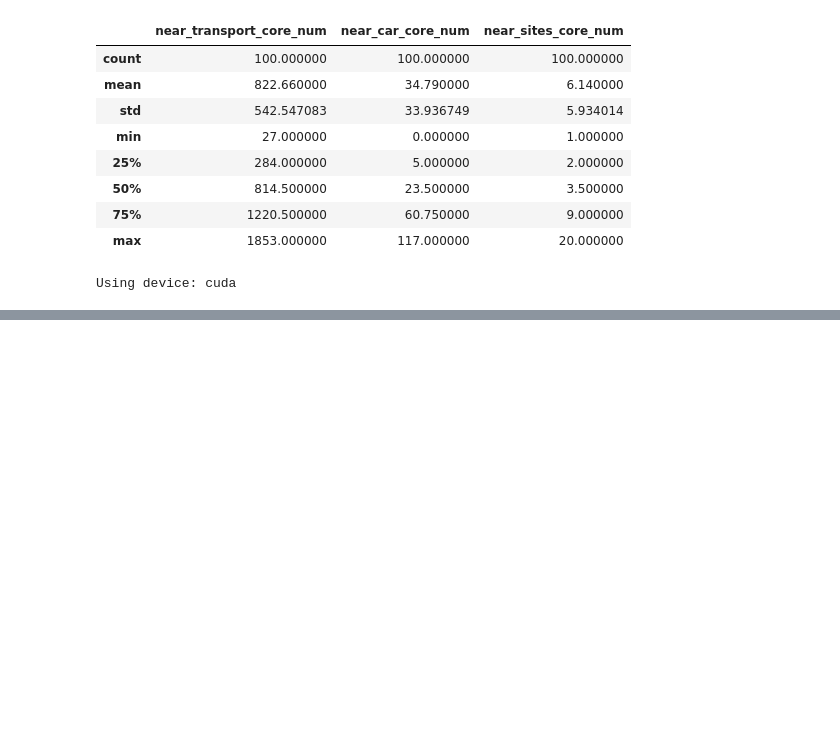
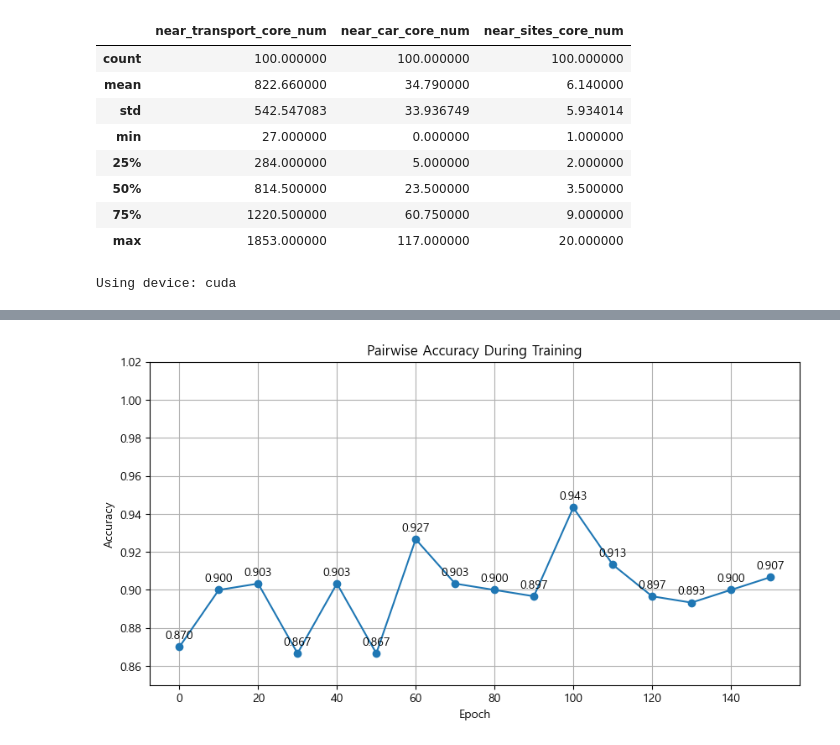
Before and after one commit to JaewonLee11/carSharing, a Jupyter notebook: CarSharing_vis.ipynb, the cells around one changed output, grey strips where cells are left out. Cells and saved outputs as stored; diff of their text form; code cells hidden in the pictures; blank space fills up the shorter version.

```diff
--- a/CarSharing_vis.ipynb
+++ b/CarSharing_vis.ipynb
@@ -583,3 +585,29 @@ pairs = create_pairs(X)
+# %%
+# 평가 함수 정의
+def evaluate_pairwise_accuracy(X, model, num_pairs=300):
+    correct = 0
+    total = 0
+
+    for _ in range(num_pairs):
+        i, j = random.sample(range(len(X)), 2)
+        xi = X[i].unsqueeze(0)
+        xj = X[j].unsqueeze(0)
+
+        with torch.no_grad():
+            pred_score_i = model.score_fn(xi).item()
+            pred_score_j = model.score_fn(xj).item()
+
+        # 기준 점수 (우리가 학습 때 사용한 규칙)
+        true_score_i = xi[0][0] - xi[0][1] + xi[0][2] + xi[0][3]
+        true_score_j = xj[0][0] - xj[0][1] + xj[0][2] + xj[0][3]
+        true_label = 1 if true_score_i > true_score_j else 0
+        pred_label = 1 if pred_score_i > pred_score_j else 0
+
+        if pred_label == true_label:
+            correct += 1
+        total += 1
+
+    return correct / total
 # %%
 # 모델 정의 (4개 feature 입력)
 class RankNet(nn.Module):
@@ -693,0 +714,19 @@ print(f"Pairwise Accuracy: {acc:.2%}")
+# %%
+import matplotlib.pyplot as plt
+
+epochs = list(range(0, len(accuracy_list)*10, 10))
+
+plt.figure(figsize=(10, 5))
+plt.plot(epochs, accuracy_list, marker='o')
+plt.title("Pairwise Accuracy During Training")
+plt.xlabel("Epoch")
+plt.ylabel("Accuracy")
+plt.ylim(0.85, 1.02)
+
+for i in range(len(epochs)):
+    plt.text(epochs[i], accuracy_list[i] + 0.003, f"{accuracy_list[i]:.3f}", ha='center', va='bottom', fontsize=10)
+
+plt.grid(True)
+plt.show()
+# %% [output]
+[figure, added]
```
Also changed, not shown: parts of 6 cells of this notebook.
